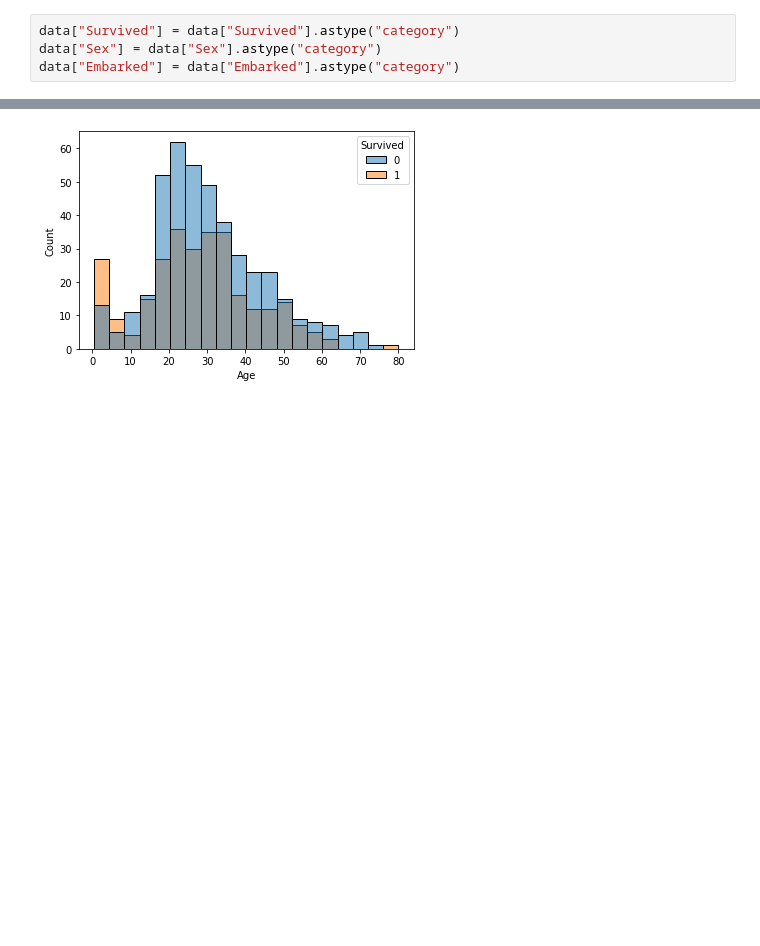
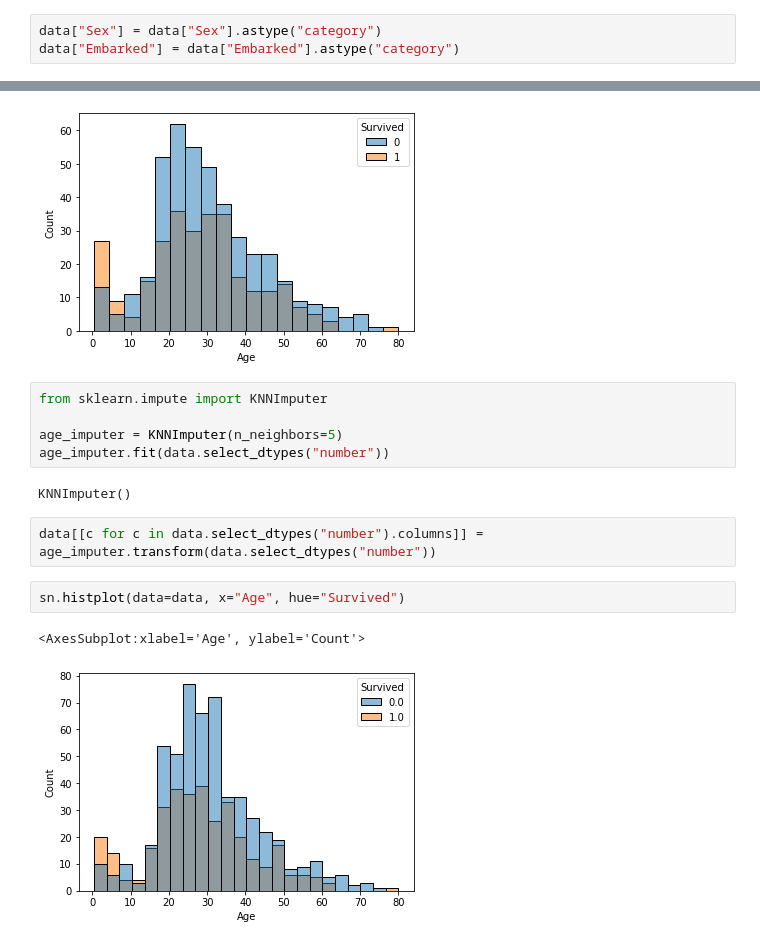
Before and after one commit to Valemos/ml_labs, a Jupyter notebook: lab3_titanic/experiments.ipynb, the cells around one changed output, grey strips where cells are left out. Cells and saved outputs as stored; diff of their text form; blank space fills up the shorter version.

```diff
--- a/lab3_titanic/experiments.ipynb
+++ b/lab3_titanic/experiments.ipynb
@@ -60,7 +61,6 @@ Name: Embarked, dtype: int64
 # %%
 data.drop(columns=["Ticket", "Cabin"], inplace=True)
 # %%
-data["Survived"] = data["Survived"].astype("category")
 data["Sex"] = data["Sex"].astype("category")
 data["Embarked"] = data["Embarked"].astype("category")
 # %%
@@ -94,3 +94,17 @@ sn.histplot(data=data, x="Age", hue="Survived")
 # %% [output]
 <AxesSubplot:xlabel='Age', ylabel='Count'>
 [figure]
+# %%
+from sklearn.impute import KNNImputer
+
+age_imputer = KNNImputer(n_neighbors=5)
+age_imputer.fit(data.select_dtypes("number"))
+# %% [output]
+KNNImputer()
+# %%
+data[[c for c in data.select_dtypes("number").columns]] = age_imputer.transform(data.select_dtypes("number"))
+# %%
+sn.histplot(data=data, x="Age", hue="Survived")
+# %% [output]
+<AxesSubplot:xlabel='Age', ylabel='Count'>
+[figure, added]
```
Also changed, not shown: parts of 18 cells of this notebook.
